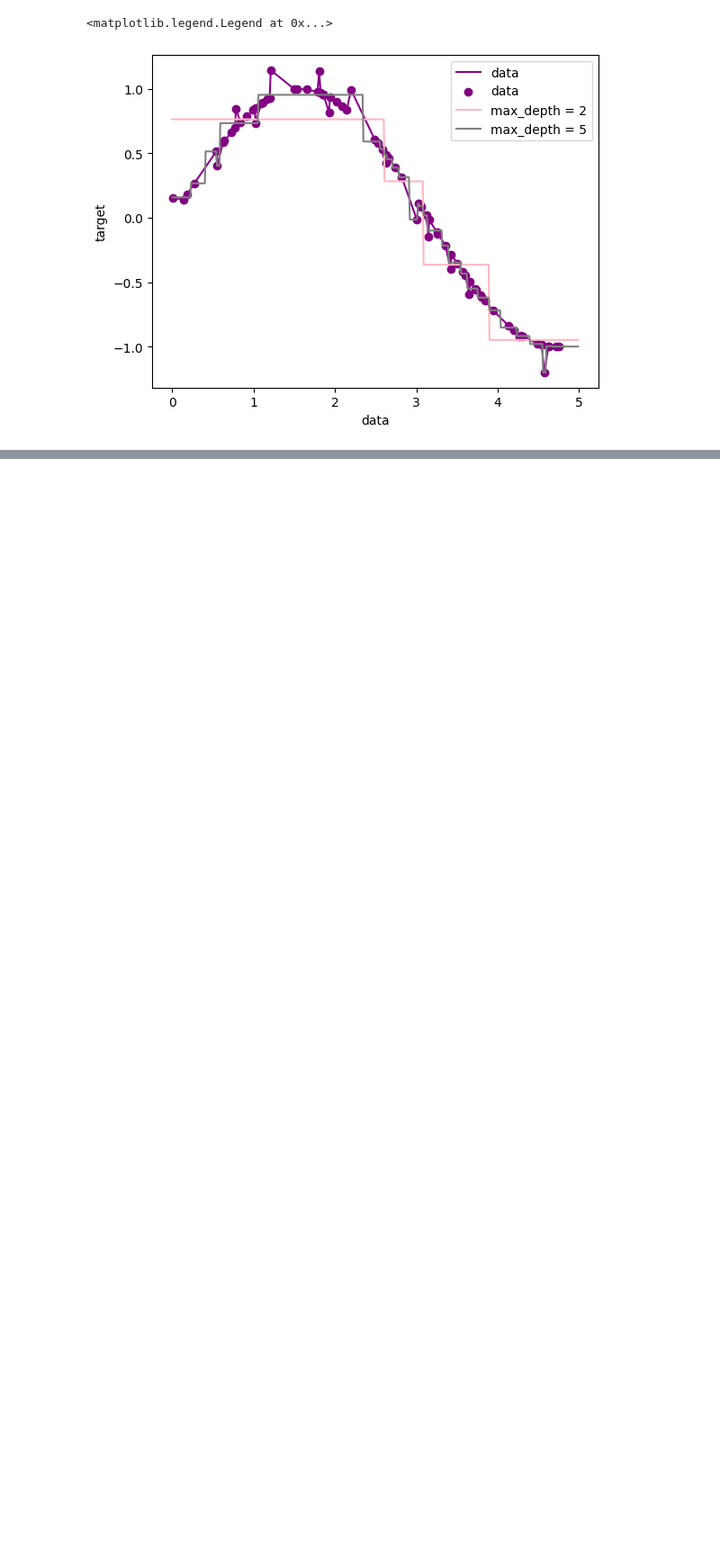
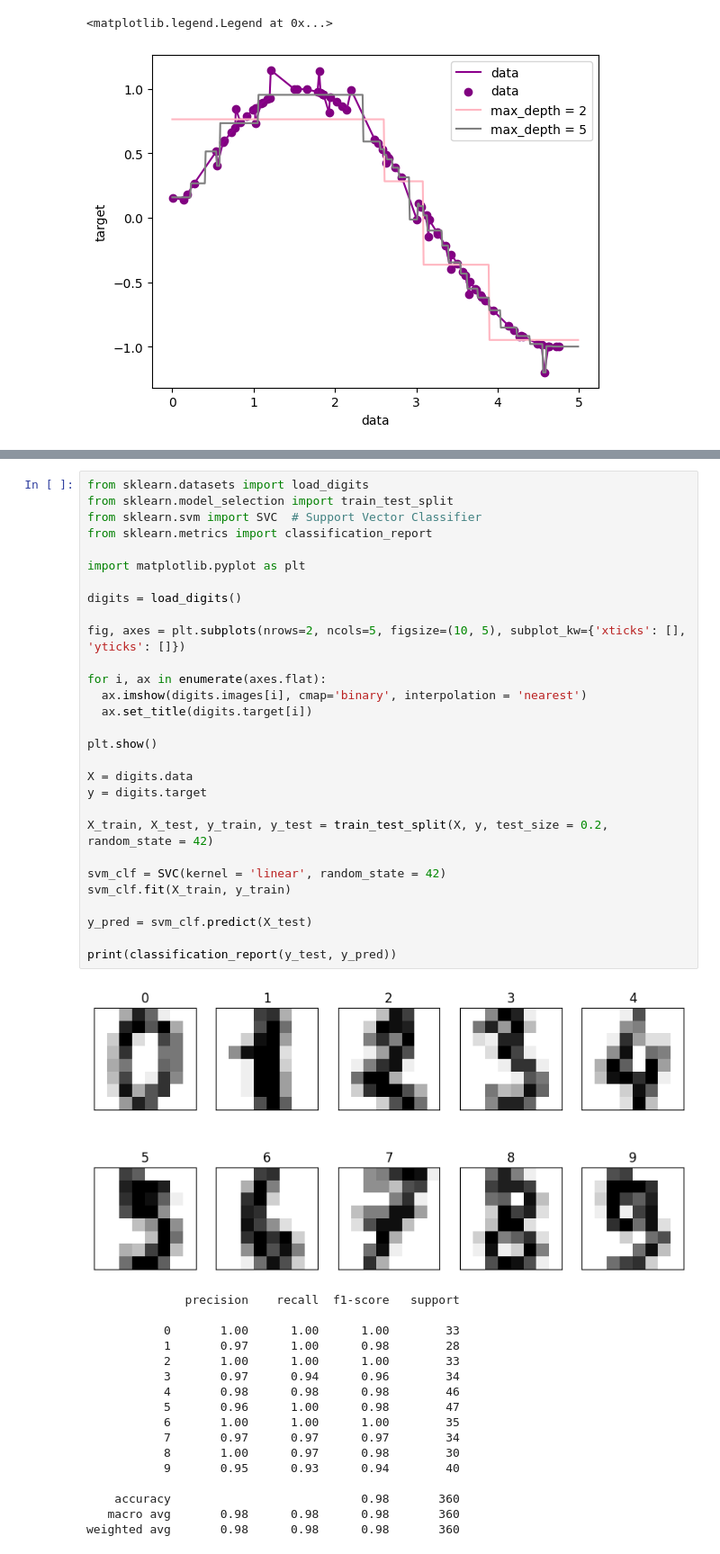
Before and after one commit to sultankeles/MachineLearning, a Jupyter notebook: MachineLearning.ipynb, the cells around one changed output, grey strips where cells are left out. Shown at 90% size. Cells and saved outputs as stored; diff of their text form; blank space fills up the shorter version.

```diff
--- a/MachineLearning.ipynb
+++ b/MachineLearning.ipynb
@@ -301,0 +413,47 @@ plt.legend()
+# %%
+from sklearn.datasets import load_digits
+from sklearn.model_selection import train_test_split
+from sklearn.svm import SVC  # Support Vector Classifier
+from sklearn.metrics import classification_report
+
+import matplotlib.pyplot as plt
+
+digits = load_digits()
+
+fig, axes = plt.subplots(nrows=2, ncols=5, figsize=(10, 5), subplot_kw={'xticks': [], 'yticks': []})
+
+for i, ax in enumerate(axes.flat):
+  ax.imshow(digits.images[i], cmap='binary', interpolation = 'nearest')
+  ax.set_title(digits.target[i])
+
+plt.show()
+
+X = digits.data
+y = digits.target
+
+X_train, X_test, y_train, y_test = train_test_split(X, y, test_size = 0.2, random_state = 42)
+
+svm_clf = SVC(kernel = 'linear', random_state = 42)
+svm_clf.fit(X_train, y_train)
+
+y_pred = svm_clf.predict(X_test)
+
+print(classification_report(y_test, y_pred))
+# %% [output]
+[figure, added]
+              precision    recall  f1-score   support
+
+           0       1.00      1.00      1.00        33
+           1       0.97      1.00      0.98        28
+           2       1.00      1.00      1.00        33
+           3       0.97      0.94      0.96        34
+           4       0.98      0.98      0.98        46
+           5       0.96      1.00      0.98        47
+           6       1.00      1.00      1.00        35
+           7       0.97      0.97      0.97        34
+           8       1.00      0.97      0.98        30
+           9       0.95      0.93      0.94        40
+
+    accuracy                           0.98       360
+   macro avg       0.98      0.98      0.98       360
+weighted avg       0.98      0.98      0.98       360
```
Also changed, not shown: parts of 12 cells of this notebook.
